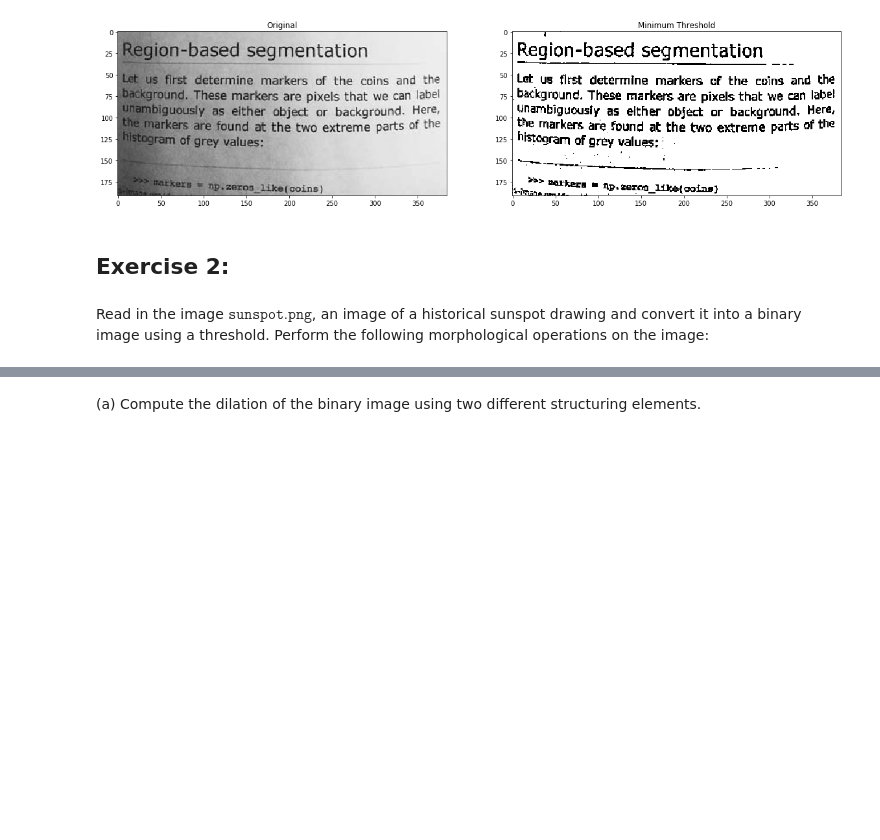
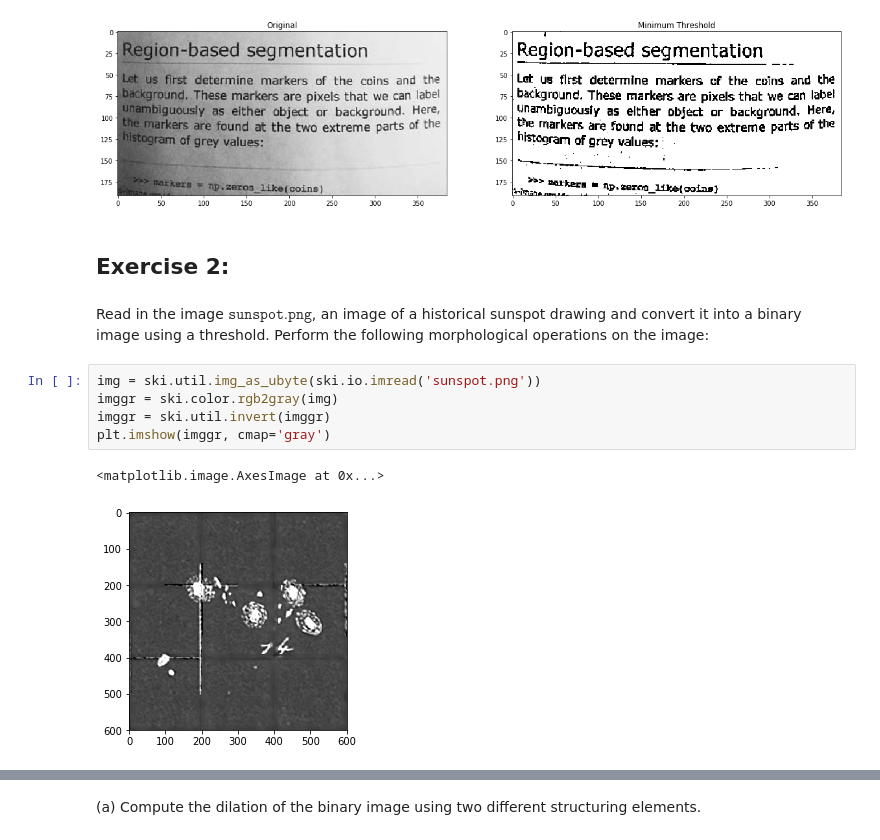
Before and after one commit to pooyansalehi/DIPastro2019, a Jupyter notebook: lab5/lab5.ipynb, the cells around one changed output, grey strips where cells are left out. Saved outputs shown, nothing was run; the diff lists cells and outputs as text; blank space fills up the shorter version.

```diff
--- a/lab5/lab5.ipynb
+++ b/lab5/lab5.ipynb
@@ -97,3 +98,11 @@ Text(0.5, 1.0, 'Minimum Threshold')
 # %% [markdown]
 
 Read in the image $\texttt{sunspot.png}$, an image of a historical sunspot drawing and convert it into a binary image using a threshold. Perform the following morphological operations on the image:
+# %%
+img = ski.util.img_as_ubyte(ski.io.imread('sunspot.png'))
+imggr = ski.color.rgb2gray(img)
+imggr = ski.util.invert(imggr)
+plt.imshow(imggr, cmap='gray')
+# %% [output]
+<matplotlib.image.AxesImage at 0x...>
+[figure, added]
```
Also changed, not shown: parts of 28 cells of this notebook, 1 other file.
